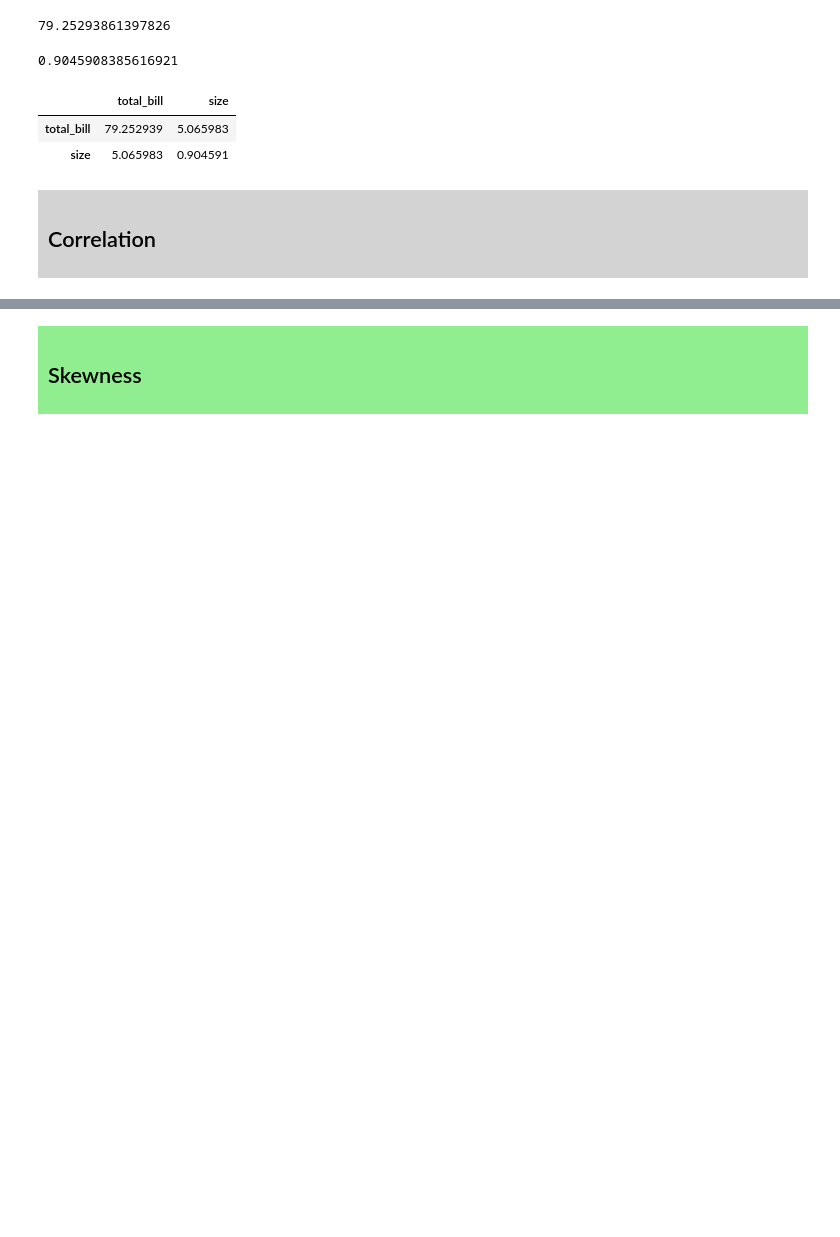
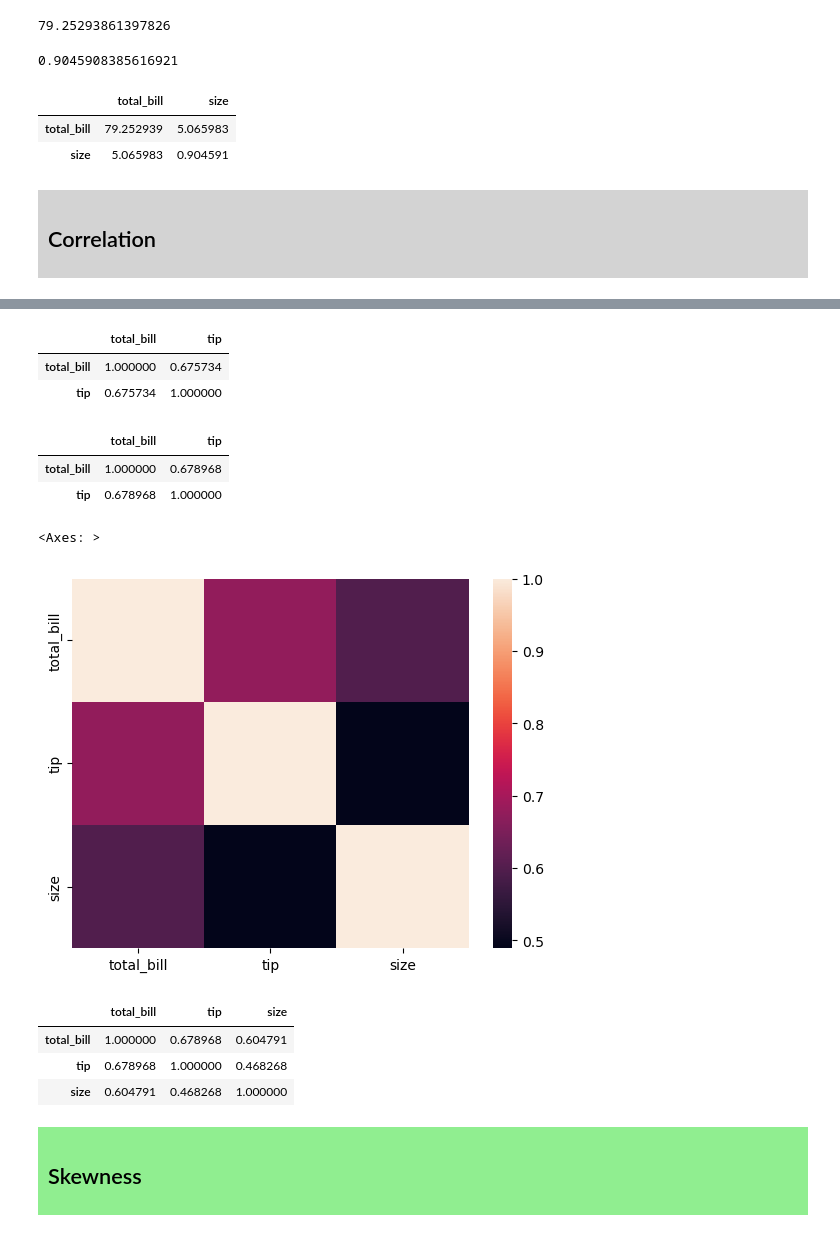
Before and after one commit to andkuster/learning-python, a Jupyter notebook: day_20.ipynb, the cells around one changed output, grey strips where cells are left out. Drawn from its saved outputs; the diff is of its cells as text; code cells hidden in the pictures; blank space fills up the shorter version.

```diff
--- a/day_20.ipynb
+++ b/day_20.ipynb
@@ -562,6 +563,32 @@ The coefficient varies between -1 and 1:
 > A correlation of 0 indicates no correlation.
 
 **Important:** the Spearman coefficient **does not** necessarily indicate linear correlation!
+# %%
+df_tips[['total_bill', 'tip']].corr(method='pearson')
+# %% [output]
+|  | total_bill | tip |
+| total_bill | 1.000000 | 0.675734 |
+| tip | 0.675734 | 1.000000 |
+# %%
+df_tips[['total_bill', 'tip']].corr(method='spearman')
+# %% [output]
+|  | total_bill | tip |
+| total_bill | 1.000000 | 0.678968 |
+| tip | 0.678968 | 1.000000 |
+# %%
+#obs: Multicolinearity: 0.7
+
+sns.heatmap(df_tips.corr())
+# %% [output]
+<Axes: >
+[figure, added]
+# %%
+df_tips.corr(method='spearman')
+# %% [output]
+|  | total_bill | tip | size |
+| total_bill | 1.000000 | 0.678968 | 0.604791 |
+| tip | 0.678968 | 1.000000 | 0.468268 |
+| size | 0.604791 | 0.468268 | 1.000000 |
 # %% [markdown]
 <div style="background-color: lightgreen; padding: 10px;">
     <h2> Skewness
```
Also changed, not shown: parts of 13 cells of this notebook.
